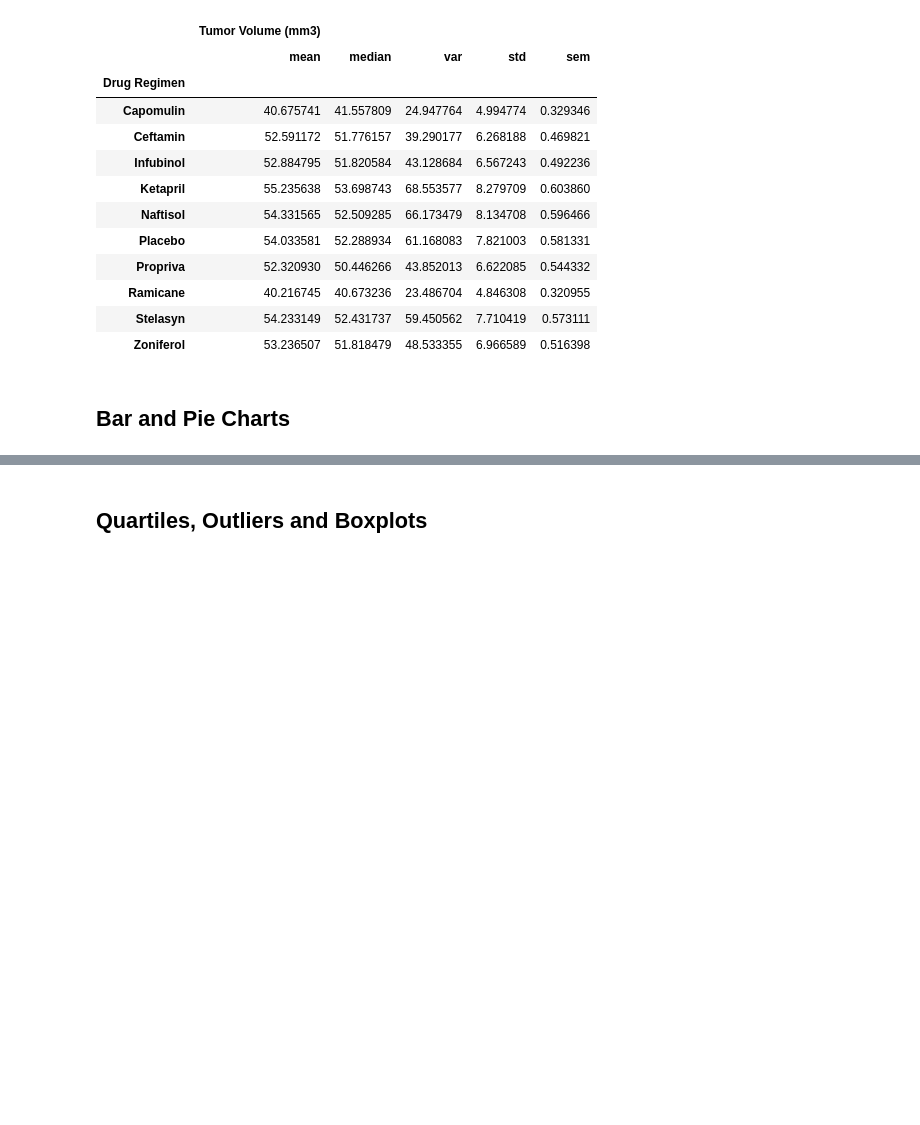
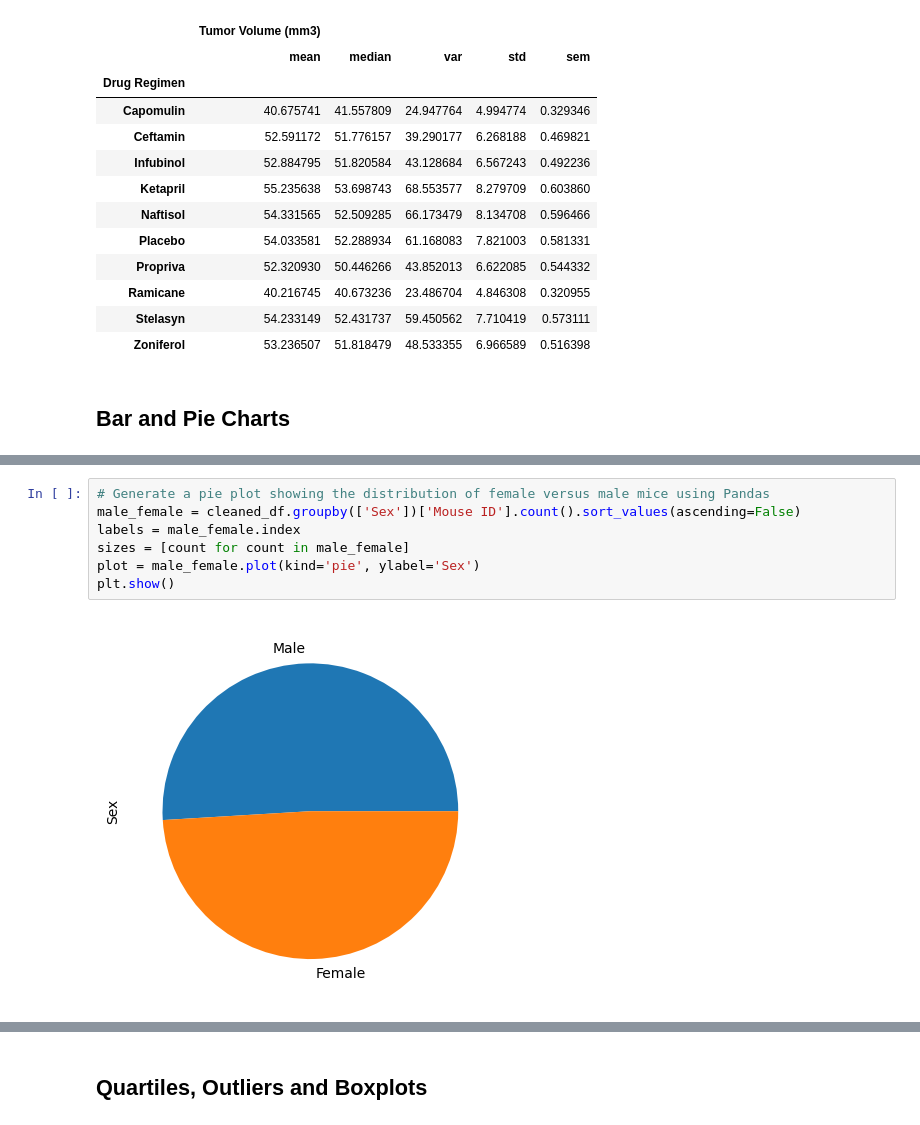
Before and after one commit to KeeganDavis/data-visualization-challenge, a Jupyter notebook: pymaceuticals.ipynb, the cells around one changed output, grey strips where cells are left out. Drawn from its saved outputs; the diff is of its cells as text; blank space fills up the shorter version.

```diff
--- a/pymaceuticals.ipynb
+++ b/pymaceuticals.ipynb
@@ -132 +165,10 @@ len(cleaned_df['Mouse ID'].value_counts())
+# %%
+# Generate a pie plot showing the distribution of female versus male mice using Pandas
+male_female = cleaned_df.groupby(['Sex'])['Mouse ID'].count().sort_values(ascending=False)
+labels = male_female.index
+sizes = [count for count in male_female]
+plot = male_female.plot(kind='pie', ylabel='Sex')
+plt.show()
+# %% [output]
+[figure, added]
 # %%
```
Also changed, not shown: parts of 7 cells of this notebook, 1 other file.
